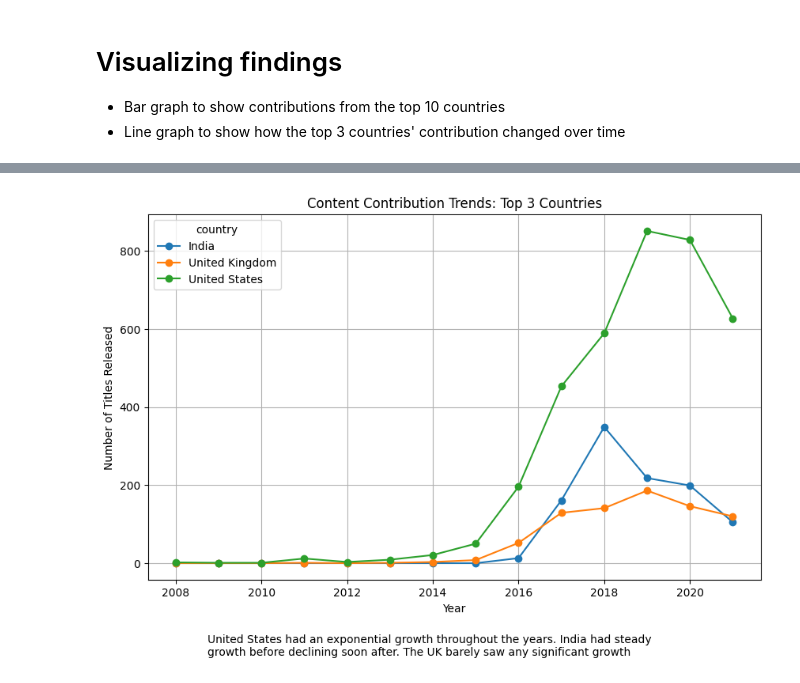
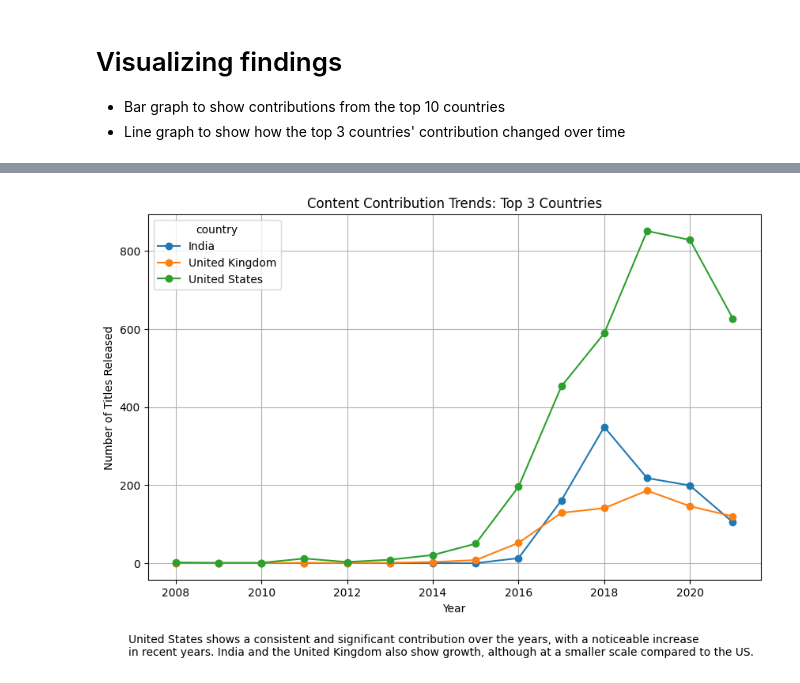
Before and after one commit to AlantheG21/4379_Assignment1, a Jupyter notebook: notebooks/analysis.ipynb, the cells around one changed output, grey strips where cells are left out. Drawn from its saved outputs; the diff is of its cells as text; code cells hidden in the pictures.

```diff
--- a/notebooks/analysis.ipynb
+++ b/notebooks/analysis.ipynb
@@ -173,12 +173,12 @@ plt.show()
 # %%
 time_analysis.plot(kind="line", marker="o", figsize=(10,6))
 
 plt.title('Content Contribution Trends: Top 3 Countries')
 plt.xlabel('Year')
 plt.ylabel('Number of Titles Released')
-plt.figtext(0.2,-0.05,"United States had an exponential growth throughout the years. India had steady \ngrowth before declining soon after. The UK " \
-"barely saw any significant growth")
+plt.figtext(0.1,-0.05,"United States shows a consistent and significant contribution over the years, with a noticeable increase " \
+"\nin recent years. India and the United Kingdom also show growth, although at a smaller scale compared to the US.")
 plt.grid(True)
 plt.show()
 # %% [output]
-[figure, old version]
+[figure, new version]
```
Also changed, not shown: parts of 1 cell of this notebook.
